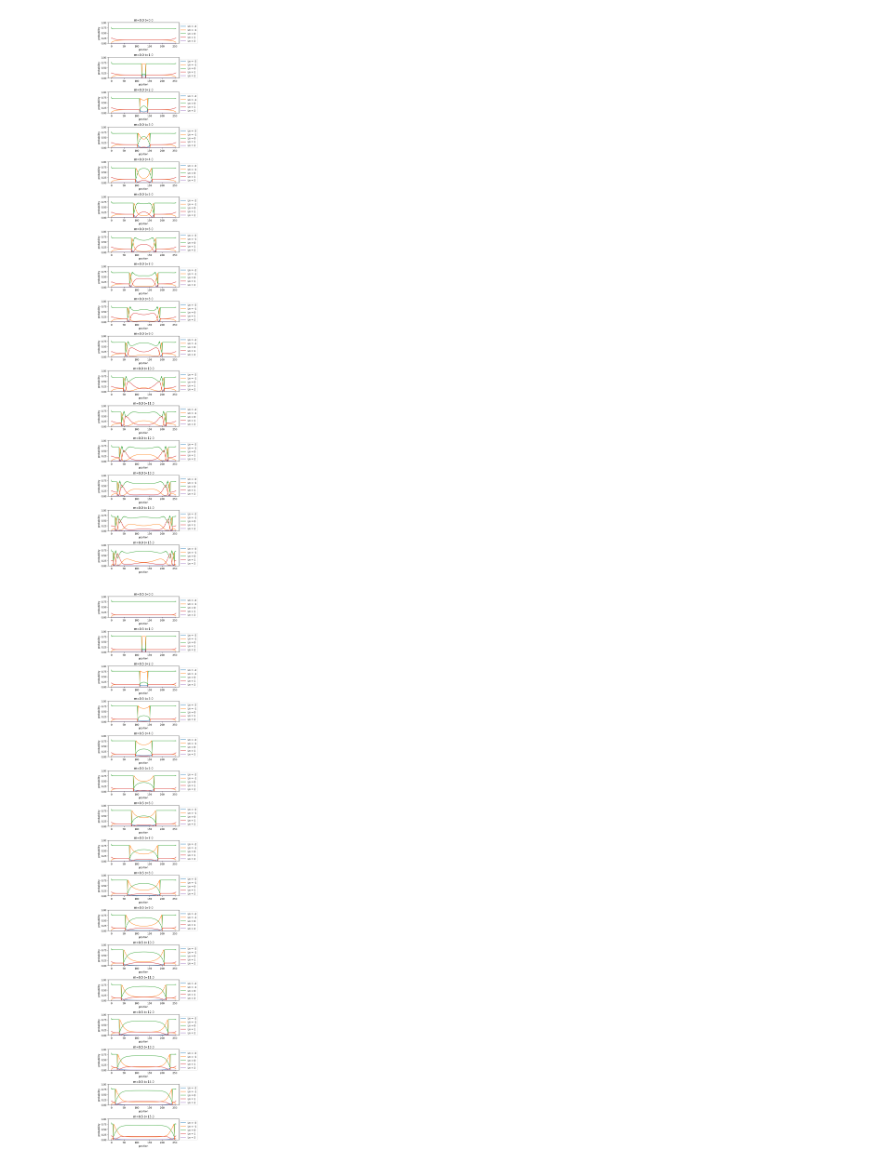
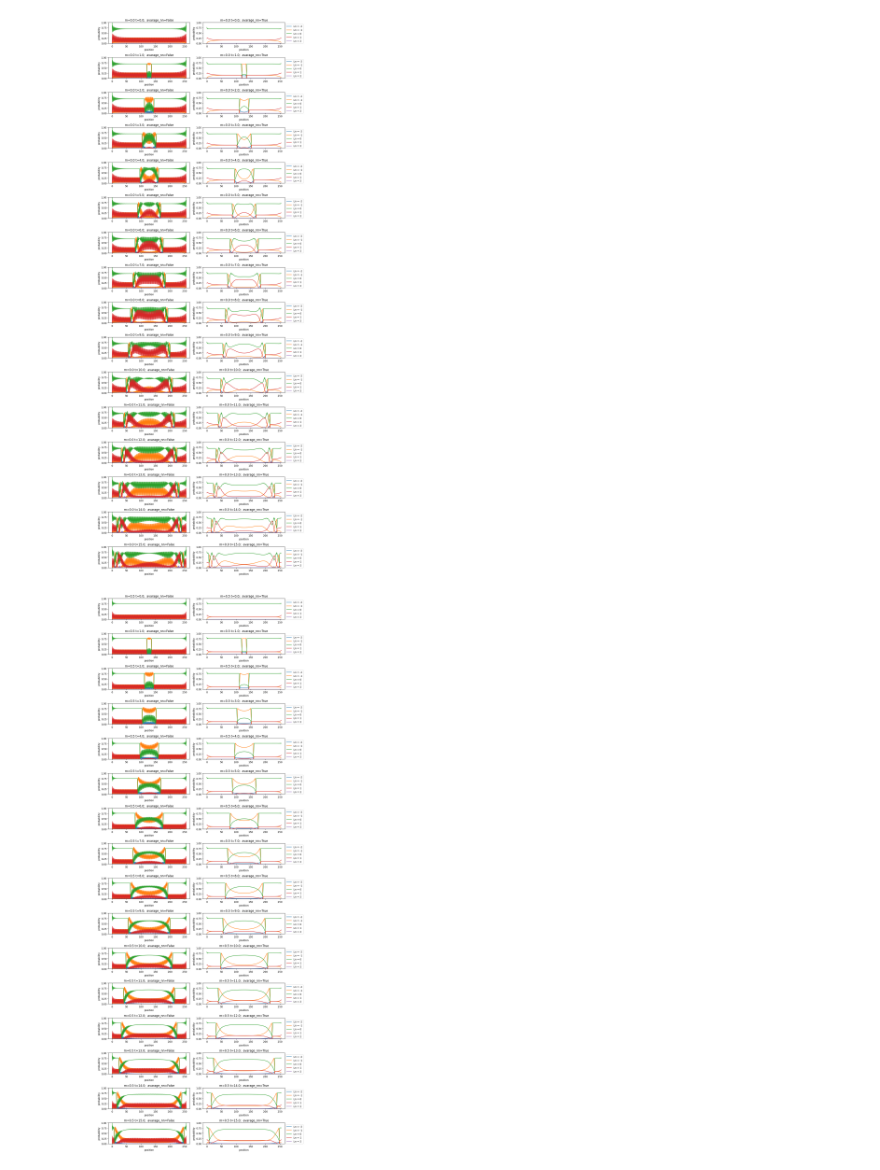
Before and after one commit to marekrams/pdf, a Jupyter notebook: test_Ln_distribution.ipynb, the cells around one changed output. Saved outputs shown, nothing was run; the diff lists cells and outputs as text; code cells hidden in the pictures.

```diff
--- a/test_Ln_distribution.ipynb
+++ b/test_Ln_distribution.ipynb
@@ -64,31 +64,39 @@ for k, Lns in dist_Ln.items():
                 dist_Ln_plot[k][l][n+1] = pl[l]
 # %%
 m = 0
-fig, ax = plt.subplots(len(ts),1)
-fig.set_size_inches(6, 2*len(ts))
+fig, ax = plt.subplots(len(ts), 2)
+fig.set_size_inches(12, 2*len(ts))
 for ii, t in enumerate(ts):
-    for l, pl in dist_Ln_plot[m, t, 512].items():
-        ax[ii].plot( (pl[0:-2] + pl[1:-1]) / 2, label=f'Ln = {l}')
-    ax[ii].set_title(f"{m=:0.1f} {t=:0.1f}")
-    ax[ii].set_ylim([0, 1])
-    ax[ii].set_ylabel('probability')
-    ax[ii].set_xlabel('position')
-    ax[ii].legend(loc=(1.01, 0))
+    for jj in [0, 1]:
+        for l, pl in dist_Ln_plot[m, t, 512].items():
+            if jj:
+                ax[ii, jj].plot( (pl[0:-2] + pl[1:-1]) / 2, label=f'Ln = {l}')
+            else:
+                ax[ii, jj].plot(pl, label=f'Ln = {l}')
+        ax[ii, jj].set_title(f"{m=:0.1f} {t=:0.1f};  avarage_nn={bool(jj)}")
+        ax[ii, jj].set_ylim([0, 1])
+        ax[ii, jj].set_ylabel('probability')
+        ax[ii, jj].set_xlabel('position')
+    ax[ii, jj].legend(loc=(1.01, 0))
 fig.tight_layout()
 # %% [output]
-[figure, old version]
+[figure, new version]
 # %%
 m = 0.5
-fig, ax = plt.subplots(len(ts),1)
-fig.set_size_inches(6, 2*len(ts))
+fig, ax = plt.subplots(len(ts), 2)
+fig.set_size_inches(12, 2*len(ts))
 for ii, t in enumerate(ts):
-    for l, pl in dist_Ln_plot[m, t, 512].items():
-        ax[ii].plot( (pl[0:-2] + pl[1:-1]) / 2, label=f'Ln = {l}')
-    ax[ii].set_title(f"{m=:0.1f} {t=:0.1f}")
-    ax[ii].set_ylim([0, 1])
-    ax[ii].set_ylabel('probability')
-    ax[ii].set_xlabel('position')
-    ax[ii].legend(loc=(1.01, 0))
+    for jj in [0, 1]:
+        for l, pl in dist_Ln_plot[m, t, 512].items():
+            if jj:
+                ax[ii, jj].plot( (pl[0:-2] + pl[1:-1]) / 2, label=f'Ln = {l}')
+            else:
+                ax[ii, jj].plot(pl, label=f'Ln = {l}')
+        ax[ii, jj].set_title(f"{m=:0.1f} {t=:0.1f};  avarage_nn={bool(jj)}")
+        ax[ii, jj].set_ylim([0, 1])
+        ax[ii, jj].set_ylabel('probability')
+        ax[ii, jj].set_xlabel('position')
+    ax[ii, jj].legend(loc=(1.01, 0))
 fig.tight_layout()
 # %% [output]
-[figure, old version]
+[figure, new version]
```
